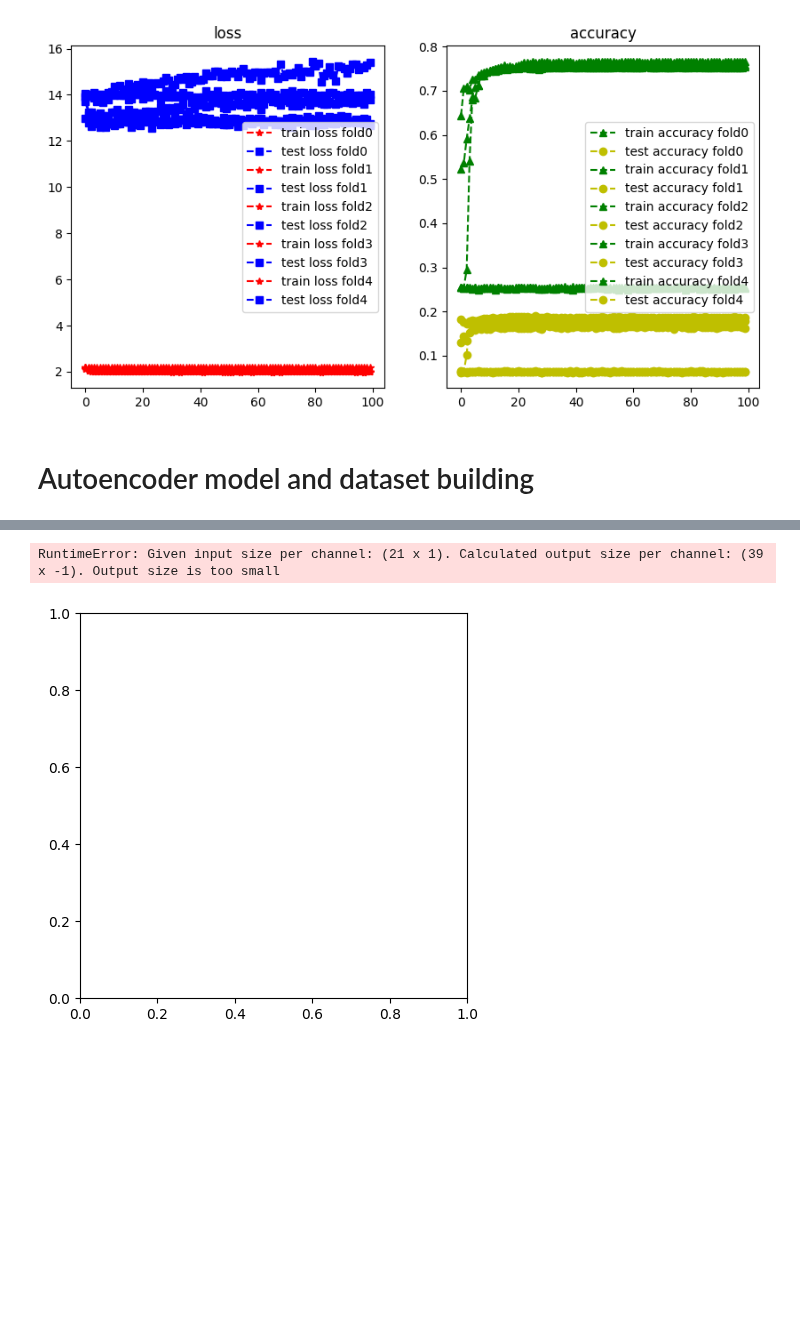
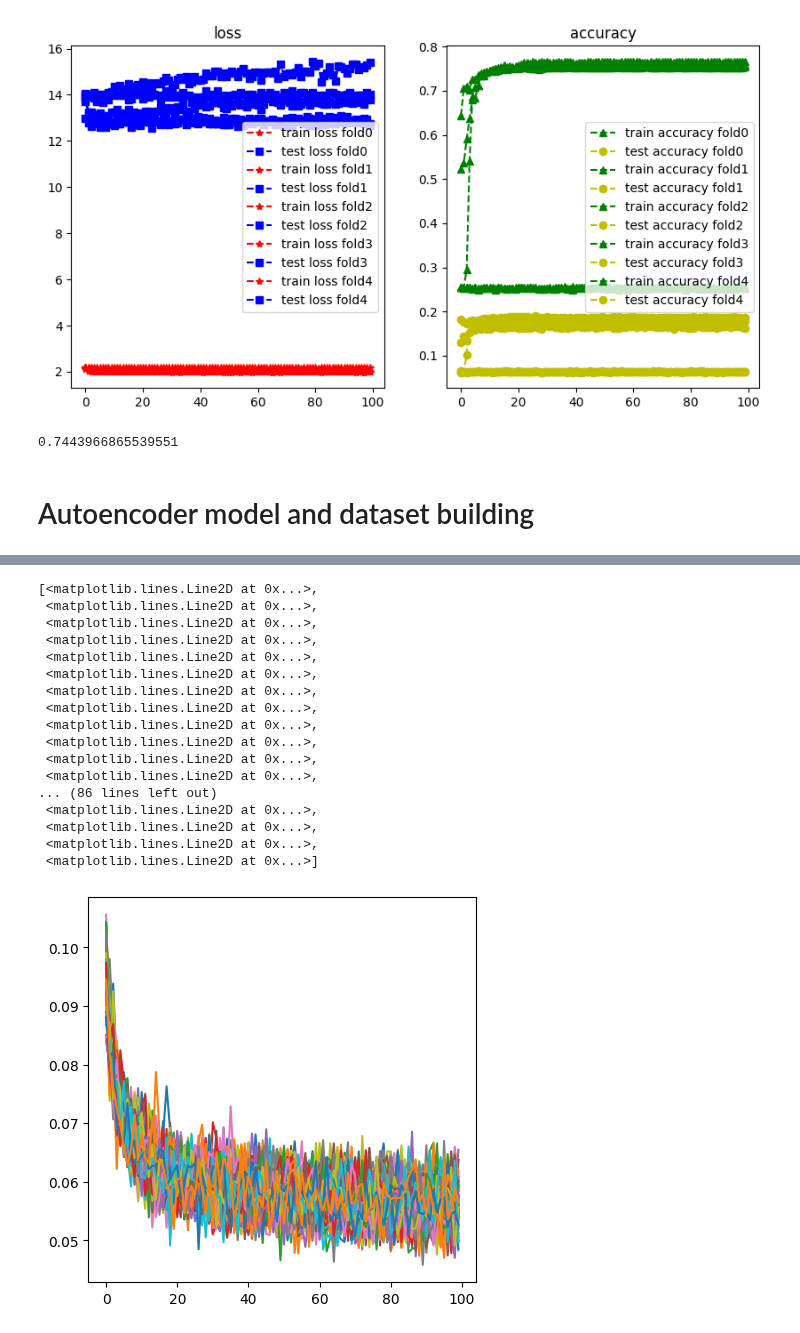
Before and after one commit to cb11711211/pMHC-TCR-binding-prediction, a Jupyter notebook: prediction_model/ae_lstm_model.ipynb, the cells around one changed output, grey strips where cells are left out. Cells and saved outputs as stored; diff of their text form; code cells hidden in the pictures; blank space fills up the shorter version.

Commit message:
TCR encoded pre-train model

```diff
--- a/prediction_model/ae_lstm_model.ipynb
+++ b/prediction_model/ae_lstm_model.ipynb
@@ -285,6 +285,11 @@ Train Fold/Epoch: 4/100 [0/1646 (0%)]   Loss: 0.089672
 The batch size is 64
 Test set for fold4: Average Loss:           12.6734, Accuracy: 308/1646           (19%)
 [figure]
+# %%
+# nn.CrossEntropyLoss()(torch.tensor([0.1, 0.2, 0.3, 0.4]).reshape(1,-1), torch.tensor([0.1, 0.1, 0.1, 0.4]).reshape(1,-1)).item()
+nn.CrossEntropyLoss()(torch.tensor([0.1, 0.2]), torch.tensor([1., 0.])).item()
+# %% [output]
+0.7443966865539551
 # %% [markdown]
 # Autoencoder model and dataset building
 # %%
@@ -369,8 +374,9 @@ class TCR_autoencoder(nn.Module):
         hidden_size: the hidden size of the autoencoder
         output_size: the output size of the autoencoder, which is the same as the input size
     '''
-    def __init__(self, kernel_size=3, stride=2, padding=1):
+    def __init__(self, kernel_size=3, stride=2, padding=1, batch_size=16):
         super(TCR_autoencoder, self).__init__()
+        self.batch_size = batch_size
         self.encoder = nn.Sequential(
             # (batch_size, 5, 47)
             nn.Conv1d(in_channels=5, out_channels=10, kernel_size=kernel_size, stride=stride, padding=padding),
@@ -381,28 +387,23 @@ class TCR_autoencoder(nn.Module):
             nn.Conv1d(in_channels=10, out_channels=20, kernel_size=kernel_size, stride=stride, padding=padding),
             # (batch_size, 20, 6), based on the formula for conv1d: (W−F+2P)/S+1 = (12-3+2*1)/2+1 = 6
             nn.ReLU(),
-            nn.MaxPool1d(kernel_size=2, stride=2),
-            # (batch_size, 20, 3)
+            nn.MaxPool1d(kernel_size=2, stride=1),
+            # (batch_size, 20, 6)
         )
 
         self.decoder = nn.Sequential(
-            # (batch_size, 20, 3)
-            nn.ConvTranspose1d(in_channels=20, out_channels=10, kernel_size=kernel_size, stride=stride, padding=padding),
-            # (batch_size, 10, 6), based on the formula for convtranspose1d: (W−1)S−2P+F = (3-1)*2-2*1+3 = 6
+            # (batch_size, 20, 6)
+            nn.ConvTranspose1d(in_channels=20, out_channels=10, kernel_size=3, stride=3, padding=1),
+            # (batch_size, 10, 16), based on the formula for convtranspose1d: (W−1)S−2P+F = (6-1)*3-2*1+3 = 16
             nn.ReLU(),
-            nn.Upsample(scale_factor=2),
-            # (batch_size, 10, 12)
-            nn.ConvTranspose1d(in_channels=10, out_channels=5, kernel_size=kernel_size, stride=stride, padding=padding),
-            # (batch_size, 5, 24), based on the formula for convtranspose1d: (W−1)S−2P+F = (12-1)*2-2*1+3 = 24
-            # nn.ReLU(),
-            # nn.Upsample(scale_factor=2),
-            # # (batch_size, 5, 47)
-
+            nn.ConvTranspose1d(in_channels=10, out_channels=5, kernel_size=4, stride=3, padding=1),
+            # (batch_size, 5, 47), based on the formula for convtranspose1d: (W−1)S−2P+F = (16-1)*3-2*1+4 = 47
+            nn.Tanh()
         )
 
     def forward(self, x):
         encoded = self.encoder(x)
-        print(encoded.shape)
+        # print(encoded.shape)
         output = self.decoder(encoded)
         return encoded, output
 # %%
@@ -410,14 +411,17 @@ class TCR_autoencoder(nn.Module):
 def train_autoencoder(model, train_loader, optimizer, criterion, epoch):
     model.train()
     TCR_encode_losses = []
+    batch_loss = 0
     for batch_idx, (data, _) in enumerate(train_loader):
         data = data.float()
-        data = data.view(batch_size, 1, 47, 5)
+        data = data.view(batch_size, 5, 47)
         optimizer.zero_grad()
         _, output = model(data)
-        print(output.shape, data.shape)
+        # print(output.shape, data.shape)
         loss = criterion(output, data)
-        TCR_encode_losses.append(loss.item())
+        # TCR_encode_losses.append(loss.item() / model.batch_size)
+        # sum up batch loss
+        batch_loss += loss.item()
         loss.backward()
         optimizer.step()
         if batch_idx % 100 == 0:
@@ -425,7 +429,7 @@ def train_autoencoder(model, train_loader, optimizer, criterion, epoch):
                 epoch, batch_idx * len(data), len(train_loader.dataset),
                 100. * batch_idx / len(train_loader), loss.item()))
 
-    return TCR_encode_losses / len(model.batch_size)
+    return TCR_encode_losses
 
 epochs = 100
 batch_size = 16
@@ -436,7 +440,7 @@ padding = 2
 
 # train the autoencoder
 TCRData = pMHC_TCRDataset(file_path, only_TCR_seq=True, only_experimental=True)
-model = TCR_autoencoder(kernel_size=kernel_size, stride=stride, padding=padding)
+model = TCR_autoencoder(kernel_size=kernel_size, stride=stride, padding=padding, batch_size=batch_size)
 optimizer = torch.optim.Adam(model.parameters(), lr=learning_rate, weight_decay=1e-5)
 criterion = nn.MSELoss()
 train_loader = DataLoader(TCRData, batch_size=batch_size, shuffle=True, drop_last=True)
@@ -454,3 +474,19 @@ torch.Size([16, 4, 12, 2])
-RuntimeError: Given input size per channel: (21 x 1). Calculated output size per channel: (39 x -1). Output size is too small
+[<matplotlib.lines.Line2D at 0x...>,
+ <matplotlib.lines.Line2D at 0x...>,
+ <matplotlib.lines.Line2D at 0x...>,
+ <matplotlib.lines.Line2D at 0x...>,
+ <matplotlib.lines.Line2D at 0x...>,
+ <matplotlib.lines.Line2D at 0x...>,
+ <matplotlib.lines.Line2D at 0x...>,
+ <matplotlib.lines.Line2D at 0x...>,
+ <matplotlib.lines.Line2D at 0x...>,
+ <matplotlib.lines.Line2D at 0x...>,
+ <matplotlib.lines.Line2D at 0x...>,
+ <matplotlib.lines.Line2D at 0x...>,
+... (86 lines left out)
+ <matplotlib.lines.Line2D at 0x...>,
+ <matplotlib.lines.Line2D at 0x...>,
+ <matplotlib.lines.Line2D at 0x...>,
+ <matplotlib.lines.Line2D at 0x...>]
-[figure, old version]
+[figure, new version]
 # %%
```
Also changed, not shown: parts of 5 cells of this notebook, 1 other file.
